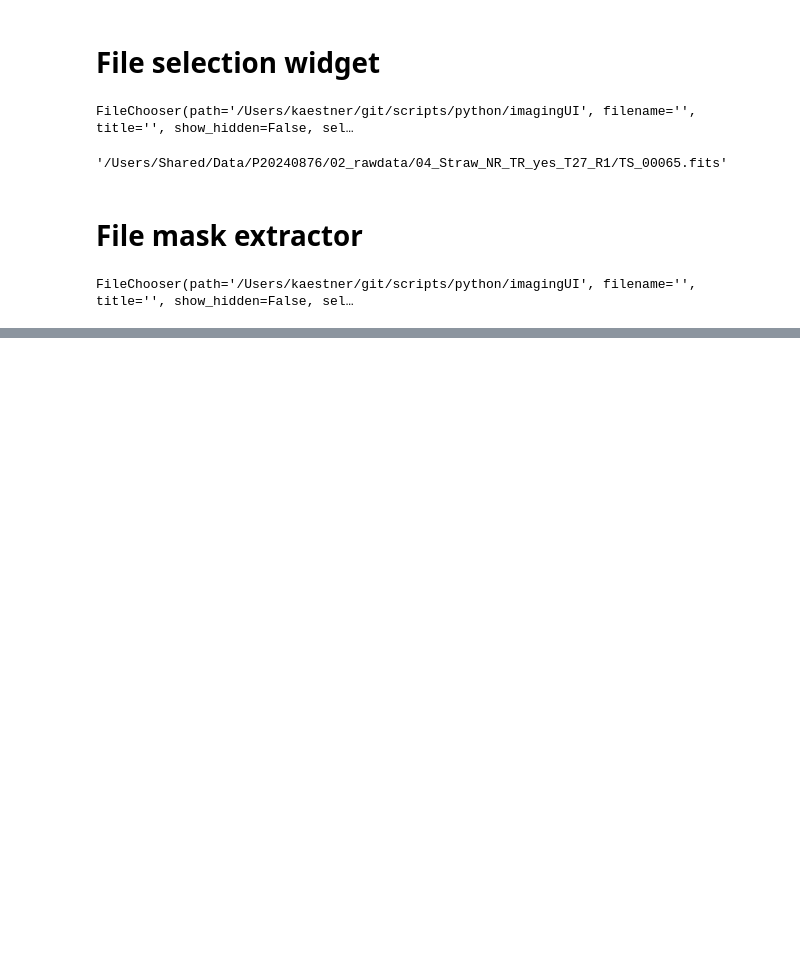
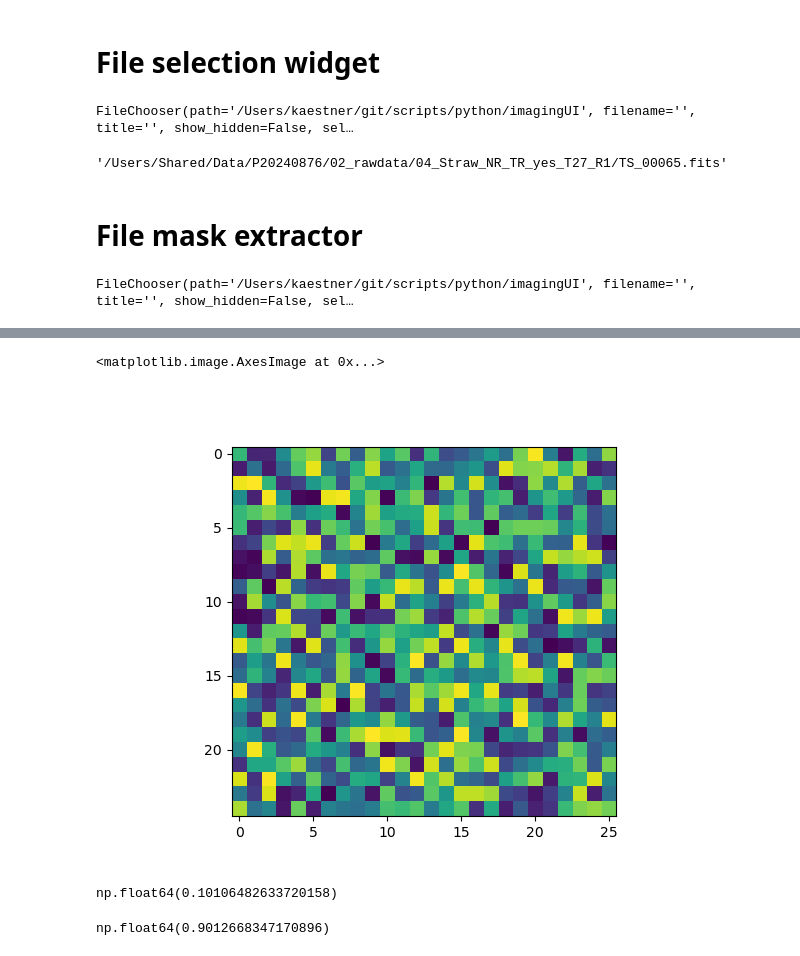
Before and after one commit to neutronimaging/scripts, a Jupyter notebook: python/imagingUI/TestingiPyWidgets.ipynb, the cells around one changed output, grey strips where cells are left out. Cells and saved outputs as stored; diff of their text form; code cells hidden in the pictures; blank space fills up the shorter version.

```diff
--- a/python/imagingUI/TestingiPyWidgets.ipynb
+++ b/python/imagingUI/TestingiPyWidgets.ipynb
@@ -865,0 +932,15 @@ fs.info
+# %%
+plt.figure()
+plt.imshow(selector.roi_image)
+# %% [output]
+<matplotlib.image.AxesImage at 0x...>
+[figure, added]
+# %%
+q = np.quantile(image, 0.10)
+q
+# %% [output]
+np.float64(0.10106482633720158)
+# %%
+q
+# %% [output]
+np.float64(0.9012668347170896)
```
Also changed, not shown: parts of 24 cells of this notebook, 1 other file.
